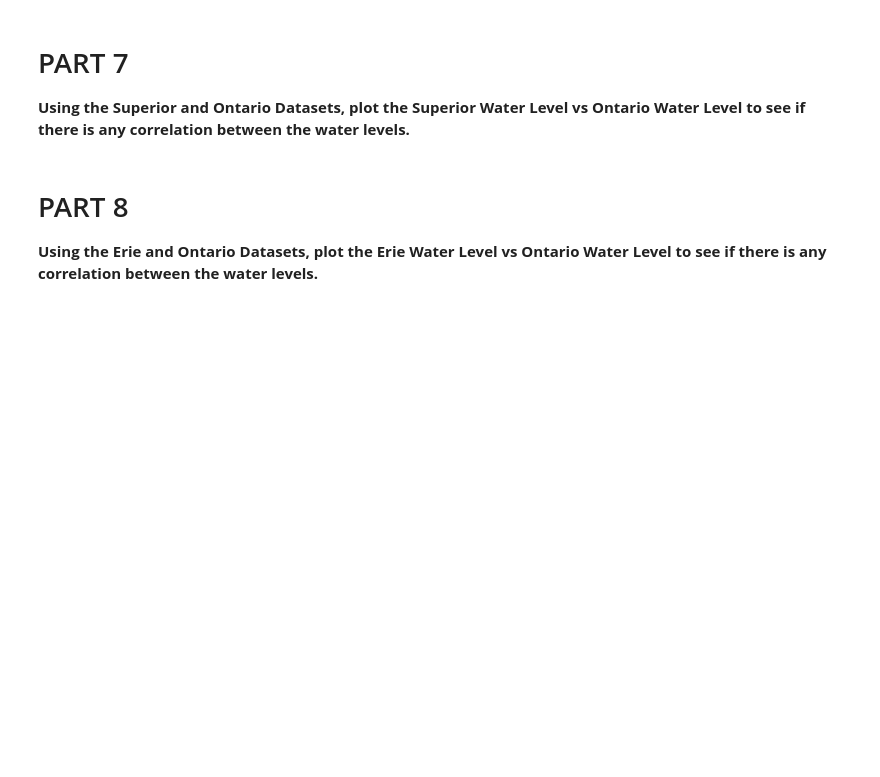
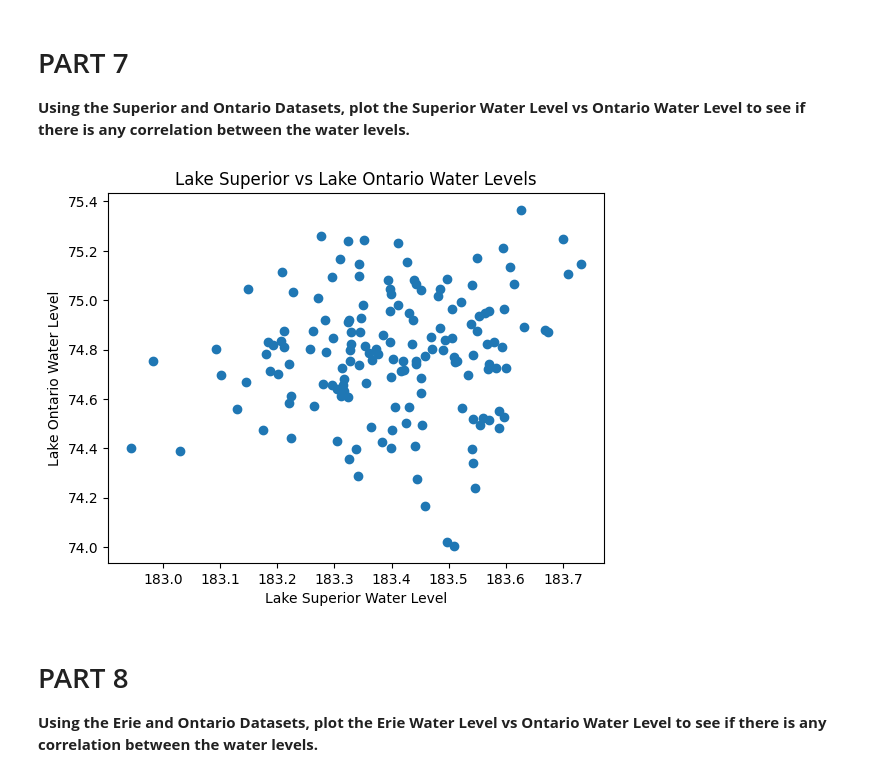
Before and after one commit to olivia5763/CMSE202_Git_Started, a Jupyter notebook: Great_Lakes_and_Grand_River.ipynb, the cells around one changed output. Saved outputs shown, nothing was run; the diff lists cells and outputs as text; code cells hidden in the pictures; blank space fills up the shorter version.

```diff
--- a/Great_Lakes_and_Grand_River.ipynb
+++ b/Great_Lakes_and_Grand_River.ipynb
@@ -76,3 +74,13 @@ plt.show()
+# %%
+sup= pd.read_csv('data/sup.csv')
+ont= pd.read_csv('data/ont.csv')
+plt.scatter(sup.iloc[:, 1], ont.iloc[:, 1])
+plt.xlabel("Lake Superior Water Level")
+plt.ylabel("Lake Ontario Water Level")
+plt.title("Lake Superior vs Lake Ontario Water Levels")
+plt.show()
+# %% [output]
+[figure, added]
 # %% [markdown]
 # PART 8
 
```
Also changed, not shown: parts of 1 cell of this notebook.
